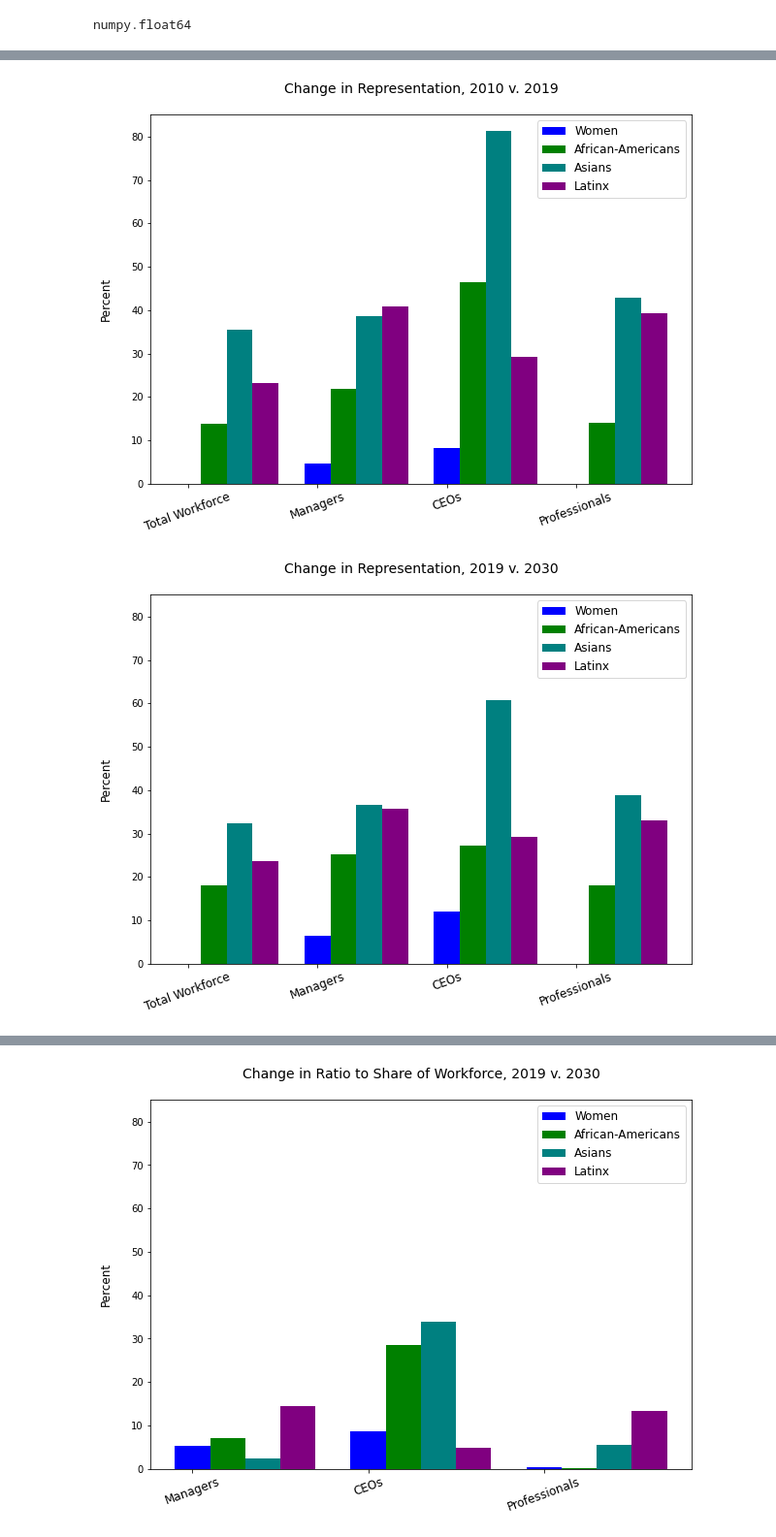
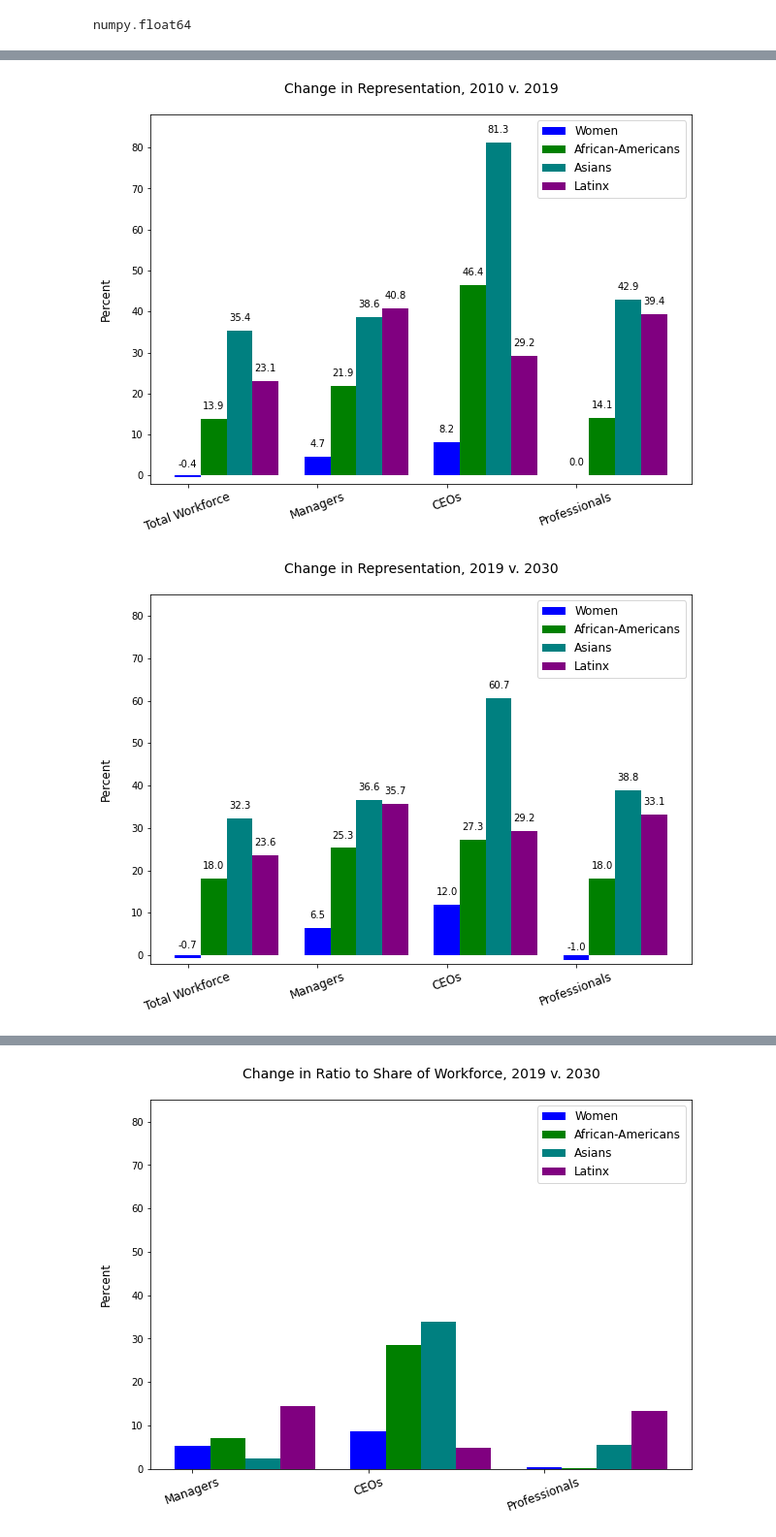
Before and after one commit to chinnamanaidu/project_rutgers, a Jupyter notebook: BLS_Project.ipynb, the cells around one changed output, grey strips where cells are left out. Shown at 97% size. Cells and saved outputs as stored; diff of their text form; code cells hidden in the pictures.

```diff
--- a/BLS_Project.ipynb
+++ b/BLS_Project.ipynb
@@ -11,5 +12,7 @@ data2019_df.fillna(value='', axis=None, inplace=True, limit=None, downcast=None)
 data2019_df.head(15)
 
 skinny_data2019 = data2019_df.loc[[0,1,3,4,63],:].reset_index()
-skinny_data2019
+skinny_data2019 = skinny_data2019.drop(['index'],axis=1)
+skinny_datab2019 = skinny_data2019.drop(['Total Employed (thou) 2019', '% Men 2019','% White 2019'], axis=1)
+skinny_datab2019
 # %% [output]
@@ -150,5 +153,6 @@ black_df = combined_dfs.loc[combined_dfs['Demographic'].str.contains('Black')]
 asian_df = combined_dfs.loc[combined_dfs['Demographic'].str.contains('Asian')]
 latinx_df = combined_dfs.loc[combined_dfs['Demographic'].str.contains('Latinx')]
 # %%
+women_df = women_df.reset_index()
 women_df.head(10)
 # %% [output]
@@ -575,43 +615,108 @@ plt.figure(figsize=(10,7))
 tick_locations = [value for value in X]
 plt.xticks(tick_locations, ["Total Workforce","Managers","CEOs","Professionals"],fontsize=12)
 plt.bar(X + 0.00, data[0], color = 'b', width = 0.2, align="center")
+for x,y in zip(X + 0.00,data[0]):
+    label = "{:.1f}".format(y)
+    plt.annotate(label,
+                 (x,y),
+                 textcoords="offset points",
+                 xytext=(0,10),
+                 ha='center')
+
 plt.bar(X + 0.20, data[1], color = 'g', width = 0.2,align="center")
+for x,y in zip(X + 0.20,data[1]):
+    label = "{:.1f}".format(y)
+    plt.annotate(label,
+                 (x,y),
+                 textcoords="offset points",
+                 xytext=(0,10),
+                 ha='center')
+
 plt.bar(X + 0.40, data[2], color = 'teal', width = 0.2,align="center")
+for x,y in zip(X + 0.40,data[2]):
+    label = "{:.1f}".format(y)
+    plt.annotate(label,
+                 (x,y),
+                 textcoords="offset points",
+                 xytext=(0,10),
+                 ha='center')
+
 plt.bar(X + 0.60, data[3], color = 'purple', width = 0.2,align="center")
+for x,y in zip(X + 0.60,data[3]):
+    label = "{:.1f}".format(y)
+    plt.annotate(label,
+                 (x,y),
+                 textcoords="offset points",
+                 xytext=(0,10),
+                 ha='center')
+
 plt.title("Change in Representation, 2010 v. 2019\n",fontsize=14)
 plt.legend(demographics, loc="best",fontsize=12)
 plt.ylabel("Percent\n",fontsize=12)
 plt.xticks(rotation = 20)
-plt.ylim(0,85)
+plt.ylim(-2,88)
+
 plt.savefig("Images/bar_change_2019")
 plt.show()
 # %% [output]
-[figure, old version]
+[figure, new version]
 # %%
 data2030 = [[-0.7, 6.5, 12.0, -1.0],[18.0, 25.3, 27.3, 18.0],[32.3, 36.6, 60.7, 38.8],[23.6, 35.7, 29.2, 33.1]]
 demographics = ["Women","African-Americans","Asians","Latinx"]
 # women_change2030 = [-0.7, 6.5, 12.0, -1.0]
 # af_am_change2030 = [18.0, 25.3, 27.3, 18.0]
 # asian_change2030 = [32.3, 36.6, 60.7, 38.8]
 # latinx_change2030 = [23.6, 35.7, 29.2, 33.1]
 
 X = np.arange(4)
 plt.figure(figsize=(10,7))
 tick_locations = [value for value in X]
 plt.xticks(tick_locations, ["Total Workforce","Managers","CEOs","Professionals"],fontsize=12)
 plt.bar(X + 0.00, data2030[0], color = 'b', width = 0.2, align="center")
+for x,y in zip(X + 0.00,data2030[0]):
+    label = "{:.1f}".format(y)
+    plt.annotate(label,
+                 (x,y),
+                 textcoords="offset points",
+                 xytext=(0,10),
+                 ha='center')
+
 plt.bar(X + 0.20, data2030[1], color = 'g', width = 0.2,align="center")
+for x,y in zip(X + 0.20,data2030[1]):
+    label = "{:.1f}".format(y)
+    plt.annotate(label,
+                 (x,y),
+                 textcoords="offset points",
+                 xytext=(0,10),
+                 ha='center')
+
 plt.bar(X + 0.40, data2030[2], color = 'teal', width = 0.2,align="center")
+for x,y in zip(X + 0.40,data2030[2]):
+    label = "{:.1f}".format(y)
+    plt.annotate(label,
+                 (x,y),
+                 textcoords="offset points",
+                 xytext=(0,10),
+                 ha='center')
+
 plt.bar(X + 0.60, data2030[3], color = 'purple', width = 0.2,align="center")
+for x,y in zip(X + 0.60,data2030[3]):
+    label = "{:.1f}".format(y)
+    plt.annotate(label,
+                 (x,y),
+                 textcoords="offset points",
+                 xytext=(0,10),
+                 ha='center')
+
 plt.title("Change in Representation, 2019 v. 2030\n",fontsize=14)
 plt.legend(demographics, loc="best",fontsize=12)
 plt.ylabel("Percent\n",fontsize=12)
 plt.xticks(rotation = 20)
-plt.ylim(0,85)
+plt.ylim(-2,85)
 plt.savefig("Images/bar_change_2030")
 plt.show()
 # %% [output]
-[figure, old version]
+[figure, new version]
 # %%
 dataratio2019 = [[5.2,8.7, 0.43],[7.0, 28.6,0.2],[2.4,33.8,5.5],[14.4,4.9,13.3]]
 demographics = ["Women","African-Americans","Asians","Latinx"]
```
Also changed, not shown: parts of 19 cells of this notebook.
